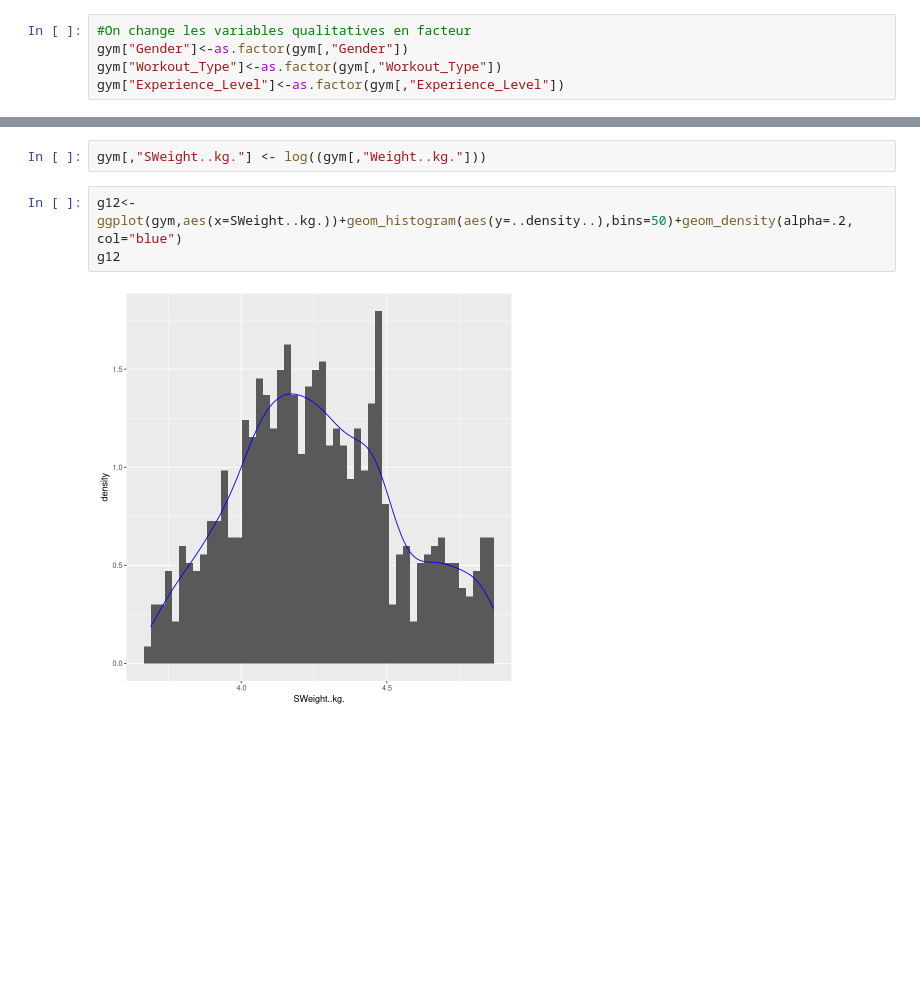
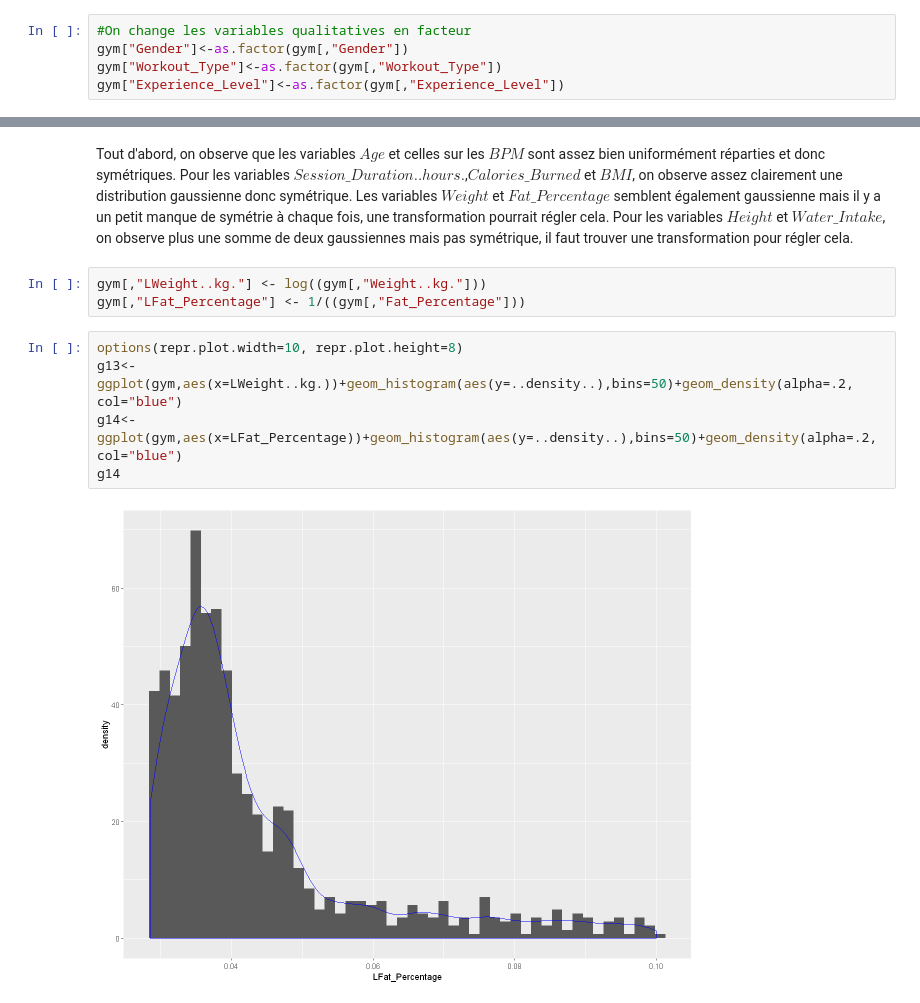
Before and after one commit to P-Point-all/ML_Gym_exercise, a Jupyter notebook: ML_Gym.ipynb, the cells around one changed output, grey strips where cells are left out. Saved outputs shown, nothing was run; the diff lists cells and outputs as text; blank space fills up the shorter version.

```diff
--- a/ML_Gym.ipynb
+++ b/ML_Gym.ipynb
@@ -78,7 +105,12 @@ grid.arrange(g1,g2,ncol=1)
+# %% [markdown]
+Tout d'abord, on observe que les variables $Age$ et celles sur les $BPM$ sont assez bien uniformément réparties et donc symétriques. Pour les variables $Session\_Duration..hours.$,$Calories\_Burned$ et $BMI$, on observe assez clairement une distribution gaussienne donc symétrique. Les variables $Weight$ et $Fat\_Percentage$ semblent également gaussienne mais il y a un petit manque de symétrie à chaque fois, une transformation pourrait régler cela. Pour les variables $Height$ et $ Water\_Intake$, on observe plus une somme de deux gaussiennes mais pas symétrique, il faut trouver une transformation pour régler cela.
 # %%
-gym[,"SWeight..kg."] <- log((gym[,"Weight..kg."]))
+gym[,"LWeight..kg."] <- log((gym[,"Weight..kg."]))
+gym[,"LFat_Percentage"] <- 1/((gym[,"Fat_Percentage"]))
 # %%
-g12<-ggplot(gym,aes(x=SWeight..kg.))+geom_histogram(aes(y=..density..),bins=50)+geom_density(alpha=.2, col="blue")
-g12
+options(repr.plot.width=10, repr.plot.height=8)
+g13<-ggplot(gym,aes(x=LWeight..kg.))+geom_histogram(aes(y=..density..),bins=50)+geom_density(alpha=.2, col="blue")
+g14<-ggplot(gym,aes(x=LFat_Percentage))+geom_histogram(aes(y=..density..),bins=50)+geom_density(alpha=.2, col="blue")
+g14
 # %% [output]
-[figure, old version]
+[figure, new version]
```
Also changed, not shown: parts of 15 cells of this notebook.
